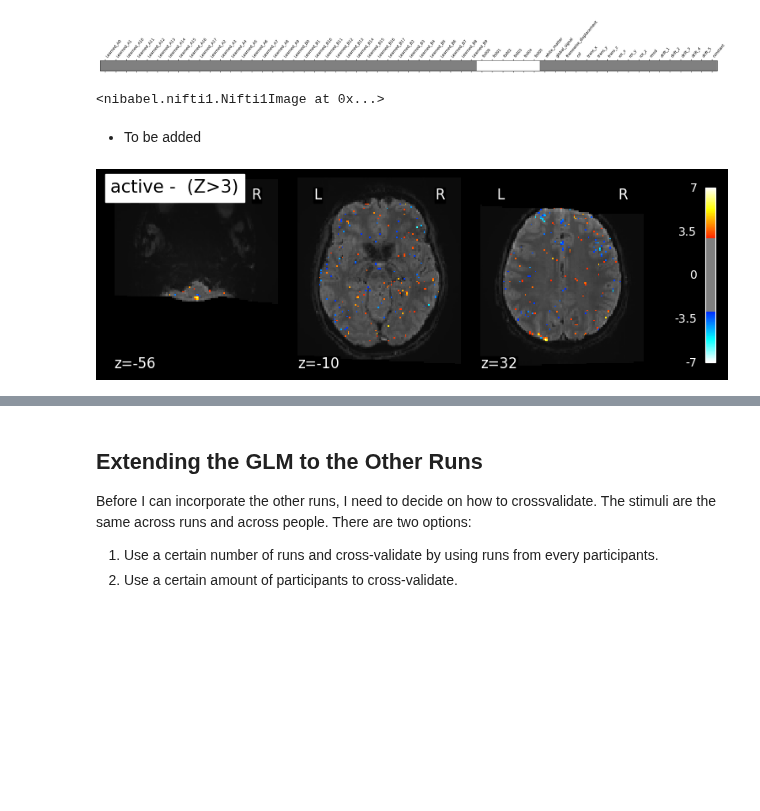
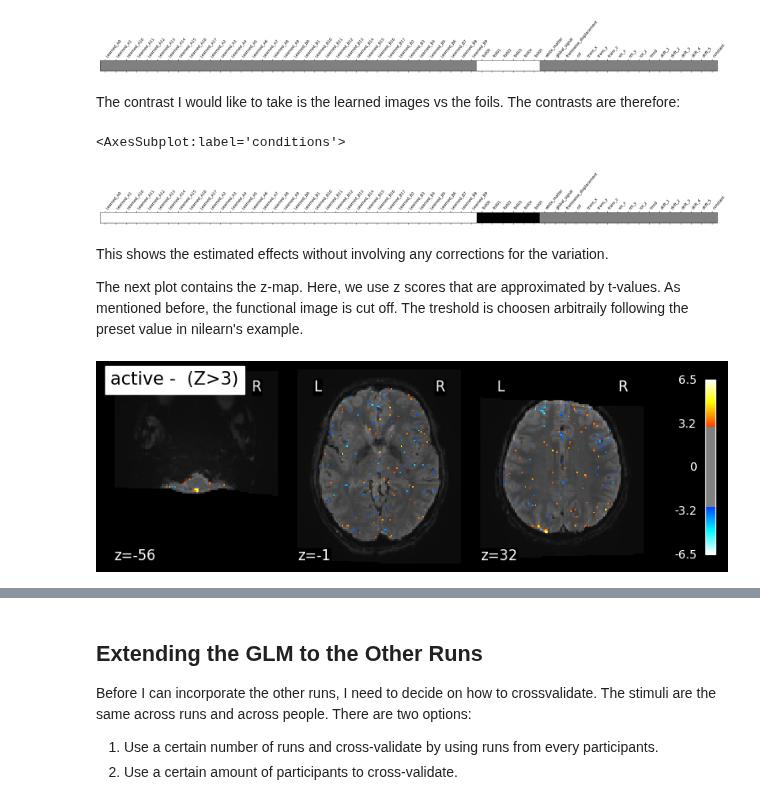
Before and after one commit to tchaase/research-internship-2022, a Jupyter notebook: code/linear_model.ipynb, the cells around one changed output, grey strips where cells are left out. Cells and saved outputs as stored; diff of their text form; code cells hidden in the pictures; blank space fills up the shorter version.

```diff
--- a/code/linear_model.ipynb
+++ b/code/linear_model.ipynb
@@ -164,8 +154,8 @@ The following three are copy-pastad from said website:
 
 As a high-pass filter is included, I will not include regressors for signal drift.
 # %%
-confounds_glm_run1_sub6 = confounds_run1_sub6[['white_matter', 'global_signal', 'framewise_displacement','csf', 'trans_x', 'trans_y', 'trans_z', 'rot_x', 'rot_y', 'rot_z', 'rmsd']].replace(np.nan, 0)
-confounds_glm_run1_sub6
+confounds_glm_run1_sub06 = confounds_run1_sub06[['white_matter', 'global_signal', 'framewise_displacement','csf', 'trans_x', 'trans_y', 'trans_z', 'rot_x', 'rot_y', 'rot_z', 'rmsd']].replace(np.nan, 0)
+confounds_glm_run1_sub06
 # %% [output]
 |  | white_matter | global_signal | framewise_displacement | csf | trans_x | trans_y | trans_z | rot_x | ... |
 | 0 | 5975.756217 | 6126.668641 | 0.000000 | 10444.063602 | 0.034271 | -0.011028 | 0.033954 | -9.374490e-05 | ... |
@@ -210,9 +205,9 @@ Now lets run the model!
 # %%
-fmri_glm_run1_sub6 = fmri_glm_run1_sub6.fit(fmri_img_run1_sub6_path, events = events_run1_sub6, \
-                                          sample_masks = sample_masks, \
-                                          confounds = confounds_glm_run1_sub6)
+fmri_glm_run1_sub06 = fmri_glm_run1_sub06.fit(fmri_img_run1_sub06_path, events = events_run1_sub06, \
+                                          # sample_masks = sub06_run1_bold_mask, \ removed
+                                          confounds = confounds_glm_run1_sub06)
 # %%
-design_matrix = fmri_glm_run1_sub6.design_matrices_[0]
+design_matrix = fmri_glm_run1_sub06.design_matrices_[0]
 
 from nilearn.plotting import plot_design_matrix
 plot_design_matrix(design_matrix)
@@ -294,26 +300,33 @@ plot_contrast_matrix(conditions['active - Foil'], design_matrix=design_matrix)
 # %% [output]
 <AxesSubplot:label='conditions'>
 [figure]
+# %% [markdown]
+The contrast I would like to take is the learned images vs the foils. The contrasts are therefore:
+# %%
+active_learned_vs_foil = conditions['active - Learned'] - conditions['active - Foil']
+plot_contrast_matrix(active_learned_vs_foil, design_matrix=design_matrix)
+# %% [output]
+<AxesSubplot:label='conditions'>
+[figure, added]
 # %%
-eff_map = fmri_glm_run1_sub6.compute_contrast(conditions['active - Learned'],
+eff_map = fmri_glm_run1_sub06.compute_contrast(active_learned_vs_foil,
                                     output_type='effect_size')
-eff_map
-# %% [output]
-<nibabel.nifti1.Nifti1Image at 0x...>
 # %% [markdown]
-- To be added
+This shows the estimated effects without involving any corrections for the variation.
+
+The next plot contains the z-map. Here, we use z scores that are approximated by t-values. As mentioned before, the functional image is cut off. The treshold is choosen arbitraily following the preset value in nilearn's example.
 # %%
-z_map_sub6_run1 = fmri_glm_run1_sub6.compute_contrast(conditions['active - Learned'],
+z_map_sub06_run1 = fmri_glm_run1_sub06.compute_contrast(active_learned_vs_foil,
                                   output_type='z_score')
 
 #Get the mean image
 from nilearn.image import mean_img
-mean_img_run1_sub6 = mean_img(fmri_img_run1_sub6_path)
+mean_img_run1_sub06 = mean_img(fmri_img_run1_sub06_path)
 
 
-plot_stat_map(z_map_sub6_run1, bg_img=mean_img_run1_sub6, threshold=3.0,
+plot_stat_map(z_map_sub06_run1, bg_img=mean_img_run1_sub06, threshold=3.0,
               display_mode='z', cut_coords=3, black_bg=True,
               title='active -  (Z>3)')
 plt.show()
 # %% [output]
-[figure, old version]
+[figure, new version]
```
Also changed, not shown: parts of 27 cells of this notebook.
